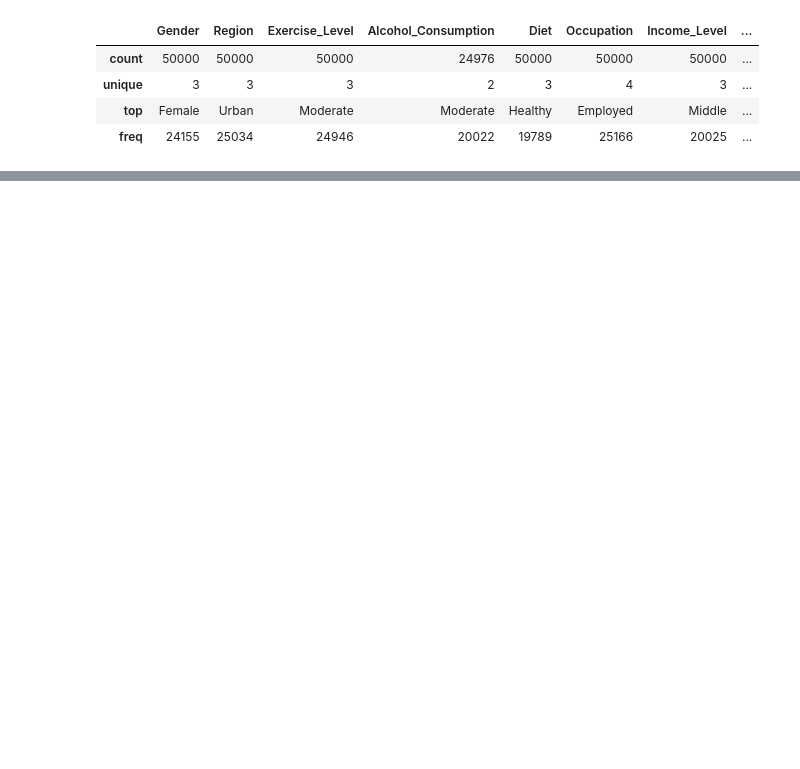
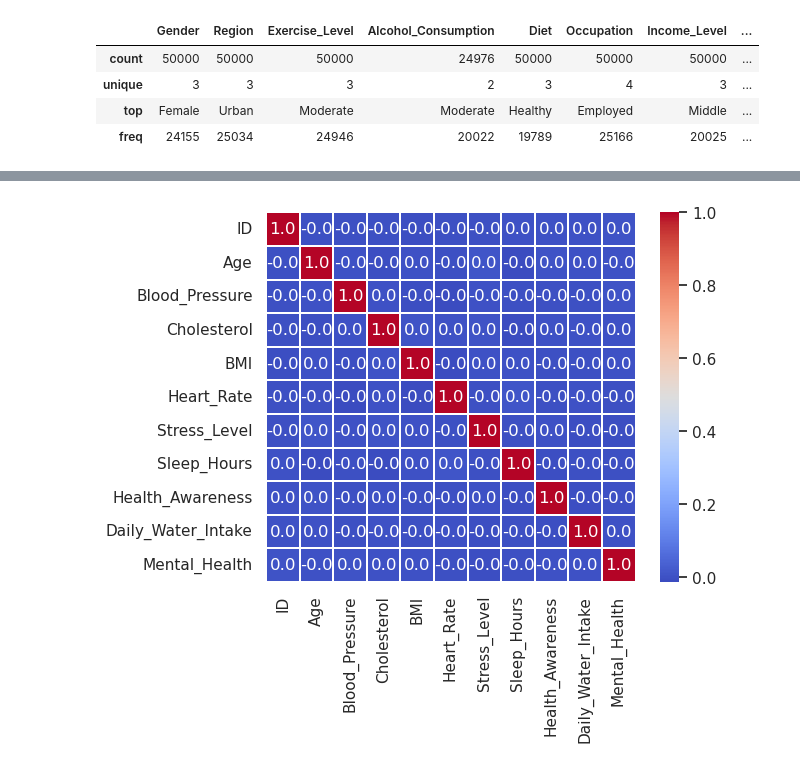
Before and after one commit to crissyro/kaggle_projects, a Jupyter notebook: notebooks/heart_attack_russian.ipynb, the cells around one changed output, grey strips where cells are left out. Cells and saved outputs as stored; diff of their text form; code cells hidden in the pictures; blank space fills up the shorter version.

```diff
--- a/notebooks/heart_attack_russian.ipynb
+++ b/notebooks/heart_attack_russian.ipynb
@@ -73,0 +85,3 @@ df.describe(include='object')
+# %%
+df = df.drop('ID', axis=1)
+df
@@ -73,0 +122,5 @@ df.describe(include='object')
+# %%
+df = df.dropna(axis=0)
+
+print(df.shape)
+df.isnull().sum()
@@ -73,0 +146,8 @@ df.describe(include='object')
+# %%
+numeric_df = df.select_dtypes(include=[np.number])
+correlation_matrix = numeric_df.corr()
+
+sns.heatmap(correlation_matrix, square=True,
+            annot=True, fmt='.1f', linewidths=0.1, cmap='coolwarm');
+# %% [output]
+[figure, added]
```
Also changed, not shown: parts of 4 cells of this notebook.
